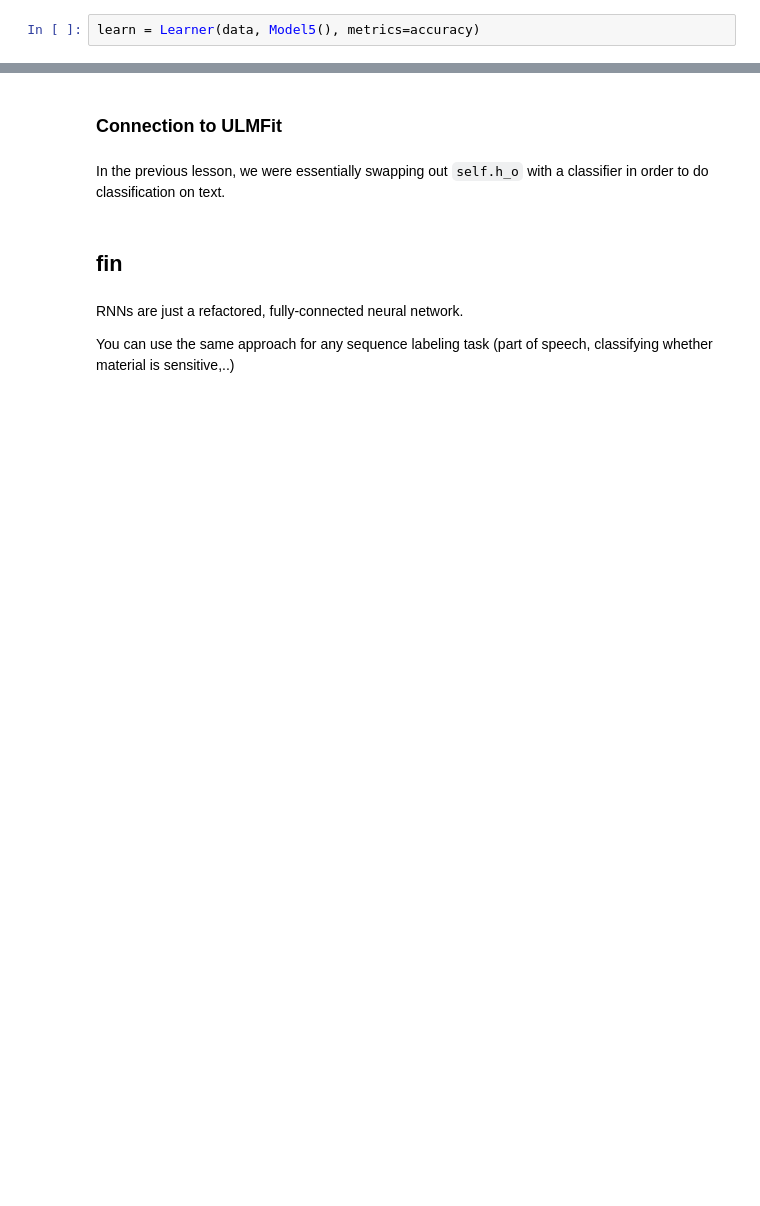
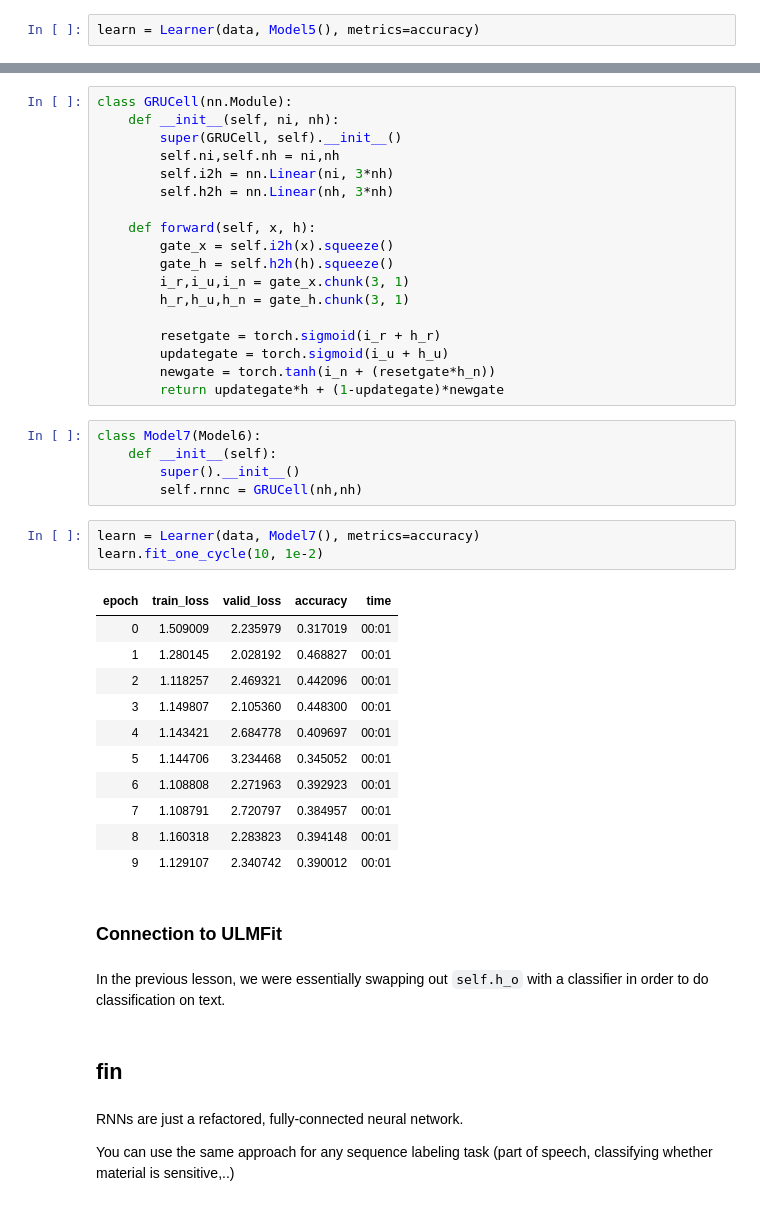
Before and after one commit to stophobia/Awesome-Colab, a Jupyter notebook: NLP/6_rnn_english_numbers.ipynb, the cells around one changed output, grey strips where cells are left out. Drawn from its saved outputs; the diff is of its cells as text; blank space fills up the shorter version.

```diff
--- a/NLP/6_rnn_english_numbers.ipynb
+++ b/NLP/6_rnn_english_numbers.ipynb
@@ -479,3 +525,41 @@ learn.fit_one_cycle(10, 1e-2)
+# %%
+class GRUCell(nn.Module):
+    def __init__(self, ni, nh):
+        super(GRUCell, self).__init__()
+        self.ni,self.nh = ni,nh
+        self.i2h = nn.Linear(ni, 3*nh)
+        self.h2h = nn.Linear(nh, 3*nh)
+
+    def forward(self, x, h):
+        gate_x = self.i2h(x).squeeze()
+        gate_h = self.h2h(h).squeeze()
+        i_r,i_u,i_n = gate_x.chunk(3, 1)
+        h_r,h_u,h_n = gate_h.chunk(3, 1)
+
+        resetgate = torch.sigmoid(i_r + h_r)
+        updategate = torch.sigmoid(i_u + h_u)
+        newgate = torch.tanh(i_n + (resetgate*h_n))
+        return updategate*h + (1-updategate)*newgate
+# %%
+class Model7(Model6):
+    def __init__(self):
+        super().__init__()
+        self.rnnc = GRUCell(nh,nh)
+# %%
+learn = Learner(data, Model7(), metrics=accuracy)
+learn.fit_one_cycle(10, 1e-2)
+# %% [output]
+| epoch | train_loss | valid_loss | accuracy | time |
+| 0 | 1.509009 | 2.235979 | 0.317019 | 00:01 |
+| 1 | 1.280145 | 2.028192 | 0.468827 | 00:01 |
+| 2 | 1.118257 | 2.469321 | 0.442096 | 00:01 |
+| 3 | 1.149807 | 2.105360 | 0.448300 | 00:01 |
+| 4 | 1.143421 | 2.684778 | 0.409697 | 00:01 |
+| 5 | 1.144706 | 3.234468 | 0.345052 | 00:01 |
+| 6 | 1.108808 | 2.271963 | 0.392923 | 00:01 |
+| 7 | 1.108791 | 2.720797 | 0.384957 | 00:01 |
+| 8 | 1.160318 | 2.283823 | 0.394148 | 00:01 |
+| 9 | 1.129107 | 2.340742 | 0.390012 | 00:01 |
 # %% [markdown]
 ### Connection to ULMFit
 # %% [markdown]
```
Also changed, not shown: parts of 8 cells of this notebook.
